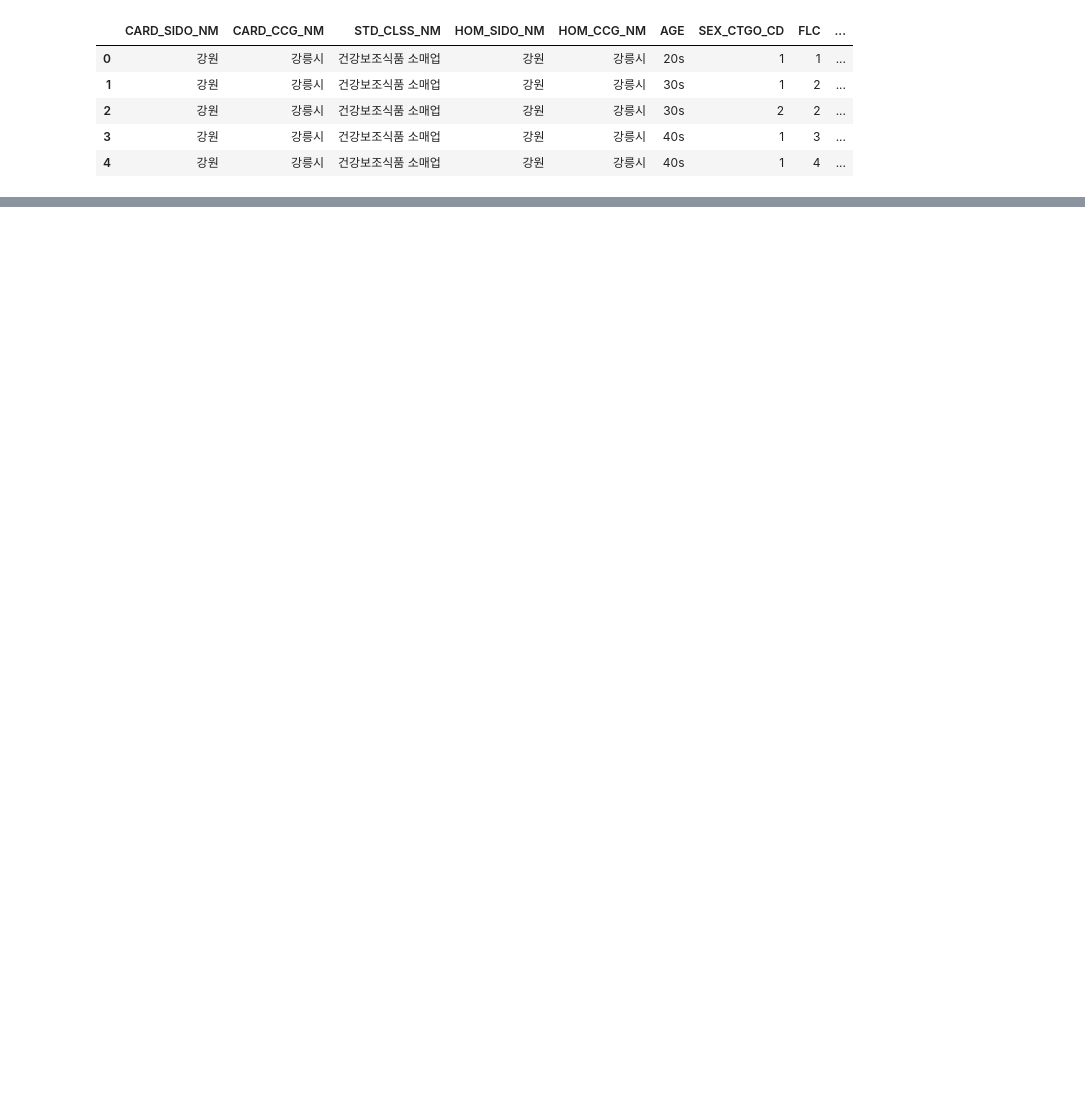
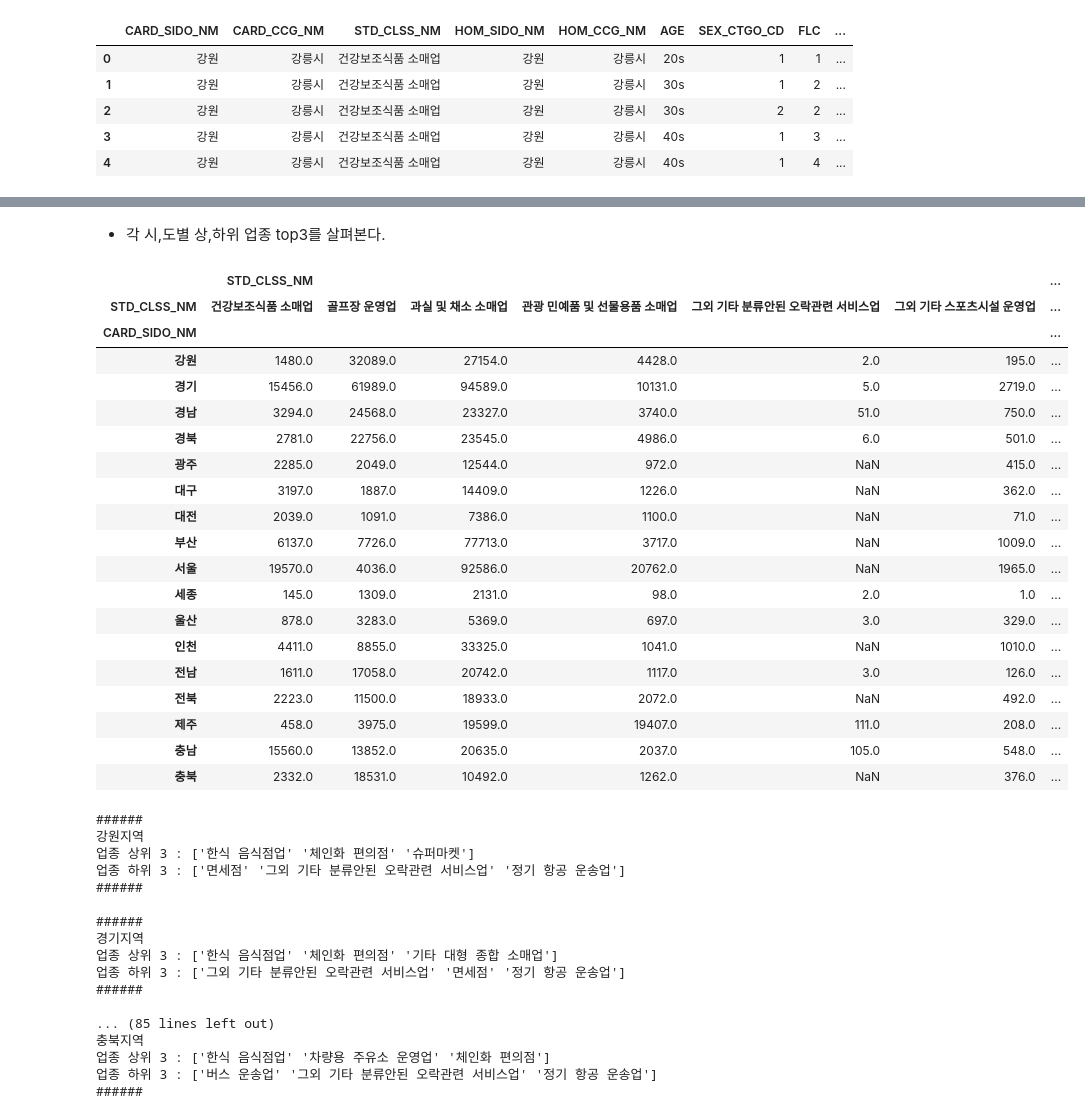
Before and after one commit to bill7845/colab_repo, a Jupyter notebook: dacon_제주카드사용량예측/NOTE_2.ipynb, the cells around one changed output, grey strips where cells are left out. Saved outputs shown, nothing was run; the diff lists cells and outputs as text; code cells hidden in the pictures; blank space fills up the shorter version.

```diff
--- a/dacon_제주카드사용량예측/NOTE_2.ipynb
+++ b/dacon_제주카드사용량예측/NOTE_2.ipynb
@@ -288,0 +166,4 @@ submission
+# %%
+# 각 시,도 별 업종 빈도
+grouped_sido_service = data.groupby(['CARD_SIDO_NM','STD_CLSS_NM'])[['STD_CLSS_NM']].count()
+display(grouped_sido_service)
@@ -288,0 +185,50 @@ submission
+# %% [markdown]
+* 각 시,도별 상,하위 업종 top3를 살펴본다.
+# %%
+grouped_sido_service_unstack = grouped_sido_service.unstack()
+display(grouped_sido_service_unstack)
+
+for idx,val in enumerate(grouped_sido_service_unstack.index):
+  print("######")
+  print(val+"지역")
+  print("업종 상위 3 :",grouped_sido_service_unstack.iloc[idx].sort_values(ascending=False)[:3]['STD_CLSS_NM'].index.values)
+  print("업종 하위 3 :",grouped_sido_service_unstack.iloc[idx].sort_values(ascending=False)[-3:]['STD_CLSS_NM'].index.values)
+  print("###### \n")
+# %% [output]
+|  | STD_CLSS_NM |  |  |  |  |  | ... |
+| STD_CLSS_NM | 건강보조식품 소매업 | 골프장 운영업 | 과실 및 채소 소매업 | 관광 민예품 및 선물용품 소매업 | 그외 기타 분류안된 오락관련 서비스업 | 그외 기타 스포츠시설 운영업 | ... |
+| CARD_SIDO_NM |  |  |  |  |  |  | ... |
+| 강원 | 1480.0 | 32089.0 | 27154.0 | 4428.0 | 2.0 | 195.0 | ... |
+| 경기 | 15456.0 | 61989.0 | 94589.0 | 10131.0 | 5.0 | 2719.0 | ... |
+| 경남 | 3294.0 | 24568.0 | 23327.0 | 3740.0 | 51.0 | 750.0 | ... |
+| 경북 | 2781.0 | 22756.0 | 23545.0 | 4986.0 | 6.0 | 501.0 | ... |
+| 광주 | 2285.0 | 2049.0 | 12544.0 | 972.0 | NaN | 415.0 | ... |
+| 대구 | 3197.0 | 1887.0 | 14409.0 | 1226.0 | NaN | 362.0 | ... |
+| 대전 | 2039.0 | 1091.0 | 7386.0 | 1100.0 | NaN | 71.0 | ... |
+| 부산 | 6137.0 | 7726.0 | 77713.0 | 3717.0 | NaN | 1009.0 | ... |
+| 서울 | 19570.0 | 4036.0 | 92586.0 | 20762.0 | NaN | 1965.0 | ... |
+| 세종 | 145.0 | 1309.0 | 2131.0 | 98.0 | 2.0 | 1.0 | ... |
+| 울산 | 878.0 | 3283.0 | 5369.0 | 697.0 | 3.0 | 329.0 | ... |
+| 인천 | 4411.0 | 8855.0 | 33325.0 | 1041.0 | NaN | 1010.0 | ... |
+| 전남 | 1611.0 | 17058.0 | 20742.0 | 1117.0 | 3.0 | 126.0 | ... |
+| 전북 | 2223.0 | 11500.0 | 18933.0 | 2072.0 | NaN | 492.0 | ... |
+| 제주 | 458.0 | 3975.0 | 19599.0 | 19407.0 | 111.0 | 208.0 | ... |
+| 충남 | 15560.0 | 13852.0 | 20635.0 | 2037.0 | 105.0 | 548.0 | ... |
+| 충북 | 2332.0 | 18531.0 | 10492.0 | 1262.0 | NaN | 376.0 | ... |
+######
+강원지역
+업종 상위 3 : ['한식 음식점업' '체인화 편의점' '슈퍼마켓']
+업종 하위 3 : ['면세점' '그외 기타 분류안된 오락관련 서비스업' '정기 항공 운송업']
+######
+
+######
+경기지역
+업종 상위 3 : ['한식 음식점업' '체인화 편의점' '기타 대형 종합 소매업']
+업종 하위 3 : ['그외 기타 분류안된 오락관련 서비스업' '면세점' '정기 항공 운송업']
+######
+
+... (85 lines left out)
+충북지역
+업종 상위 3 : ['한식 음식점업' '차량용 주유소 운영업' '체인화 편의점']
+업종 하위 3 : ['버스 운송업' '그외 기타 분류안된 오락관련 서비스업' '정기 항공 운송업']
+######
```
Also changed, not shown: parts of 25 cells of this notebook.
